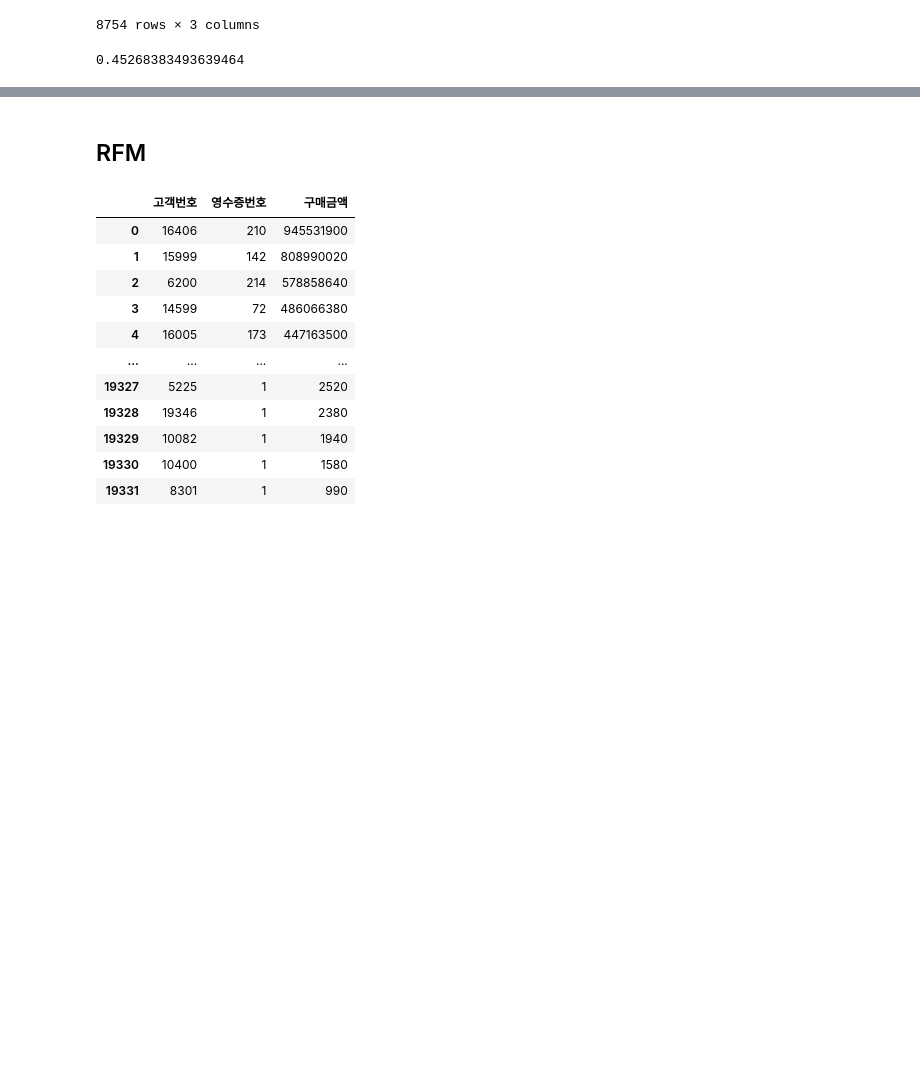
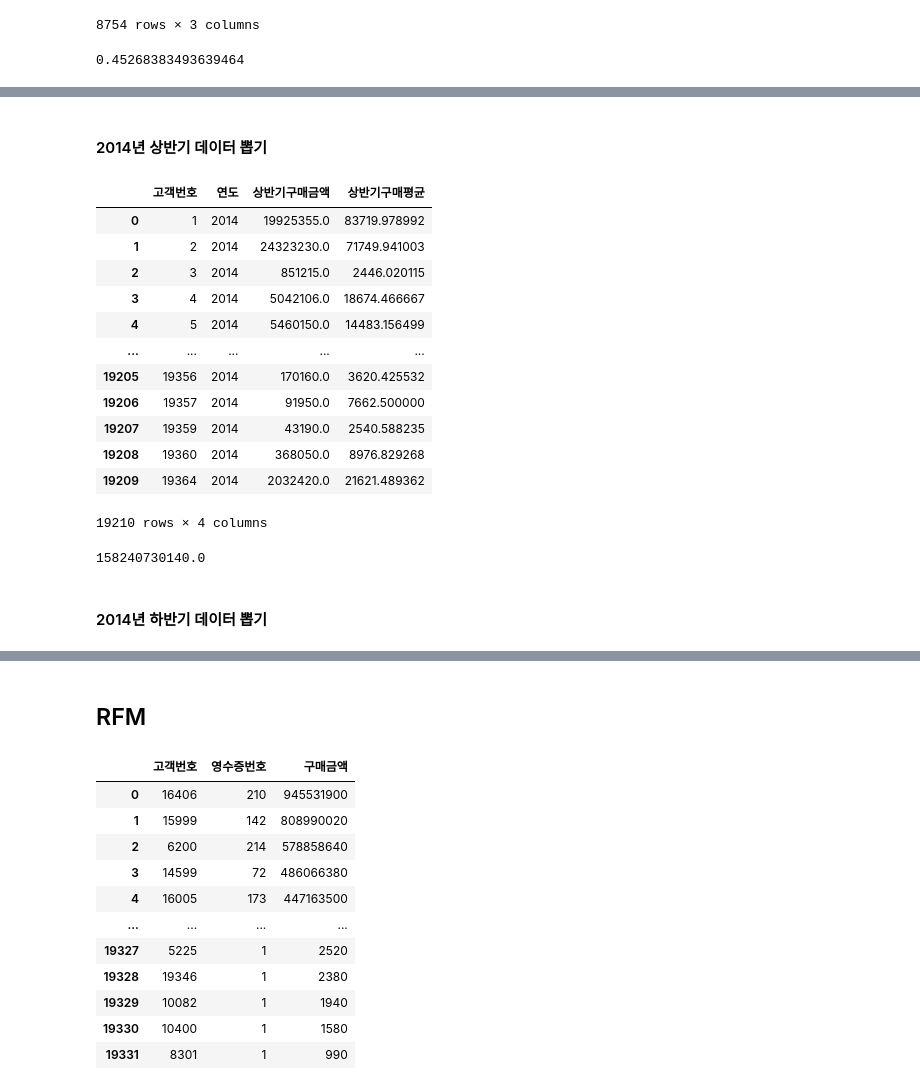
Before and after one commit to ttma333/python, a Jupyter notebook: 2차프로젝트2022_12_21.ipynb, the cells around one changed output, grey strips where cells are left out. Cells and saved outputs as stored; diff of their text form; code cells hidden in the pictures; blank space fills up the shorter version.

```diff
--- a/2차프로젝트2022_12_21.ipynb
+++ b/2차프로젝트2022_12_21.ipynb
@@ -412,0 +462,2 @@ print(8754/19338)
+# %% [markdown]
+#### 2014년 상반기 데이터 뽑기
@@ -412,0 +486,27 @@ print(8754/19338)
+# %%
+# 2014 상반기 데이터 불러오기
+total_customer_2014_1_6=pd.read_csv('/content/drive/MyDrive/lmemdata/total_customer_2014_1_6.csv')
+total_customer_2014_1_6.drop(total_customer_2014_1_6.columns[0],axis=1,inplace=True)
+# %%
+total_customer_2014_1_6
+# %% [output]
+|  | 고객번호 | 연도 | 상반기구매금액 | 상반기구매평균 |
+| 0 | 1 | 2014 | 19925355.0 | 83719.978992 |
+| 1 | 2 | 2014 | 24323230.0 | 71749.941003 |
+| 2 | 3 | 2014 | 851215.0 | 2446.020115 |
+| 3 | 4 | 2014 | 5042106.0 | 18674.466667 |
+| 4 | 5 | 2014 | 5460150.0 | 14483.156499 |
+| ... | ... | ... | ... | ... |
+| 19205 | 19356 | 2014 | 170160.0 | 3620.425532 |
+| 19206 | 19357 | 2014 | 91950.0 | 7662.500000 |
+| 19207 | 19359 | 2014 | 43190.0 | 2540.588235 |
+| 19208 | 19360 | 2014 | 368050.0 | 8976.829268 |
+| 19209 | 19364 | 2014 | 2032420.0 | 21621.489362 |
+19210 rows × 4 columns
+# %%
+# 2014년 상반기 매출
+total_customer_2014_1_6['상반기구매금액'].sum()
+# %% [output]
+158240730140.0
+# %% [markdown]
+#### 2014년 하반기 데이터 뽑기
```
Also changed, not shown: parts of 37 cells of this notebook.
